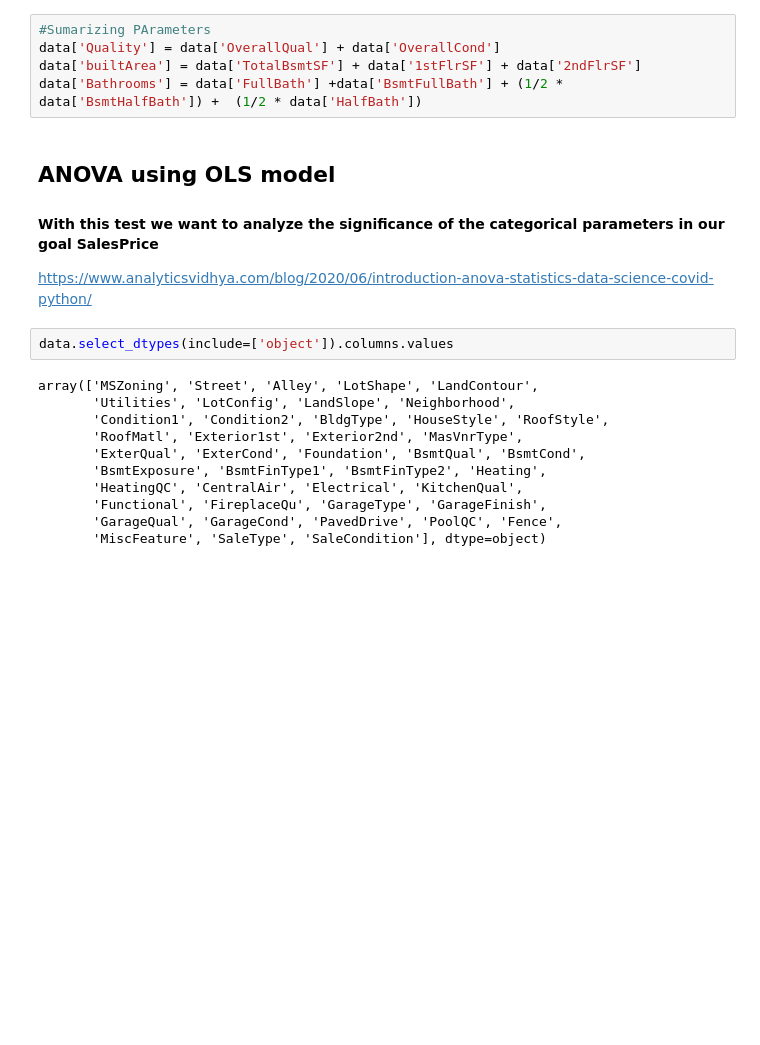
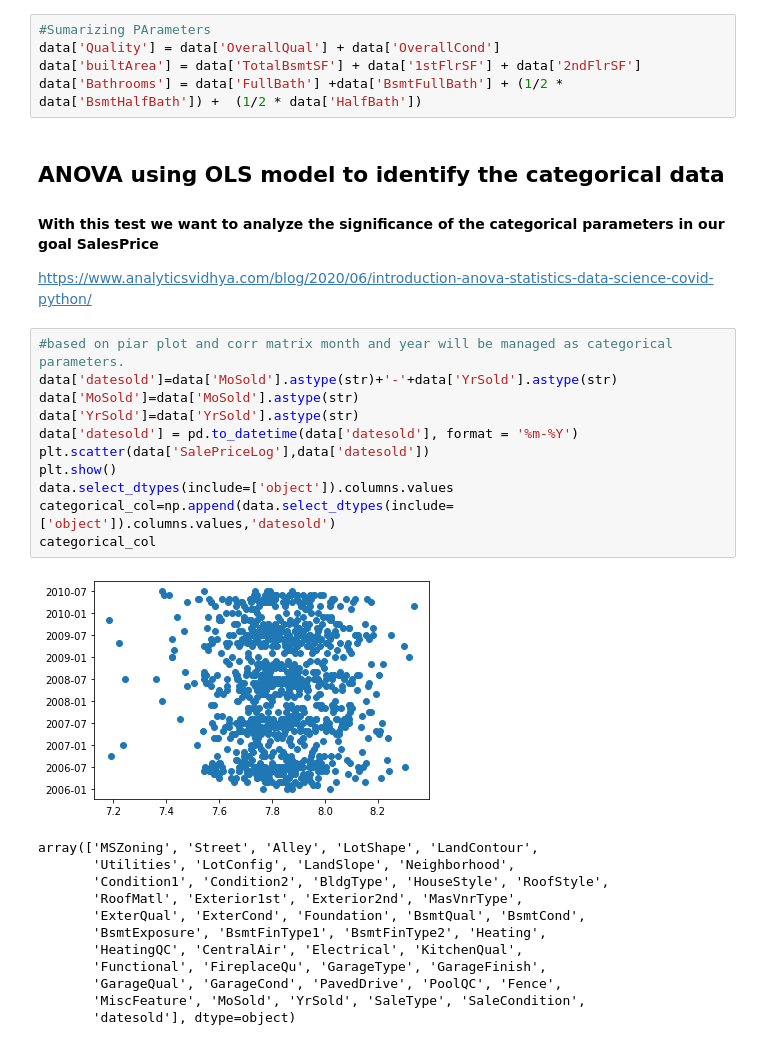
Before and after one commit to cglll/statistical-analysis-project, a Jupyter notebook: ProjectStatistics.ipynb, the cells around one changed output. Cells and saved outputs as stored; diff of their text form; blank space fills up the shorter version.

```diff
--- a/ProjectStatistics.ipynb
+++ b/ProjectStatistics.ipynb
@@ -333,20 +351,31 @@ data['Quality'] = data['OverallQual'] + data['OverallCond']
 data['builtArea'] = data['TotalBsmtSF'] + data['1stFlrSF'] + data['2ndFlrSF']
 data['Bathrooms'] = data['FullBath'] +data['BsmtFullBath'] + (1/2 * data['BsmtHalfBath']) +  (1/2 * data['HalfBath'])
 # %% [markdown]
-## ANOVA using OLS model
+## ANOVA using OLS model to identify the categorical data
 #### With this test we want to analyze the significance of the categorical parameters in our goal SalesPrice
 https://www.analyticsvidhya.com/blog/2020/06/introduction-anova-statistics-data-science-covid-python/
-# %%
-data.select_dtypes(include=['object']).columns.values
-# %% [output]
-array(['MSZoning', 'Street', 'Alley', 'LotShape', 'LandContour',
-       'Utilities', 'LotConfig', 'LandSlope', 'Neighborhood',
-       'Condition1', 'Condition2', 'BldgType', 'HouseStyle', 'RoofStyle',
-       'RoofMatl', 'Exterior1st', 'Exterior2nd', 'MasVnrType',
-       'ExterQual', 'ExterCond', 'Foundation', 'BsmtQual', 'BsmtCond',
-       'BsmtExposure', 'BsmtFinType1', 'BsmtFinType2', 'Heating',
-       'HeatingQC', 'CentralAir', 'Electrical', 'KitchenQual',
-       'Functional', 'FireplaceQu', 'GarageType', 'GarageFinish',
-       'GarageQual', 'GarageCond', 'PavedDrive', 'PoolQC', 'Fence',
-       'MiscFeature', 'SaleType', 'SaleCondition'], dtype=object)
+# %%
+#based on piar plot and corr matrix month and year will be managed as categorical parameters.
+data['datesold']=data['MoSold'].astype(str)+'-'+data['YrSold'].astype(str)
+data['MoSold']=data['MoSold'].astype(str)
+data['YrSold']=data['YrSold'].astype(str)
+data['datesold'] = pd.to_datetime(data['datesold'], format = '%m-%Y')
+plt.scatter(data['SalePriceLog'],data['datesold'])
+plt.show()
+data.select_dtypes(include=['object']).columns.values
+categorical_col=np.append(data.select_dtypes(include=['object']).columns.values,'datesold')
+categorical_col
+# %% [output]
+[figure, added]
+array(['MSZoning', 'Street', 'Alley', 'LotShape', 'LandContour',
+       'Utilities', 'LotConfig', 'LandSlope', 'Neighborhood',
+       'Condition1', 'Condition2', 'BldgType', 'HouseStyle', 'RoofStyle',
+       'RoofMatl', 'Exterior1st', 'Exterior2nd', 'MasVnrType',
+       'ExterQual', 'ExterCond', 'Foundation', 'BsmtQual', 'BsmtCond',
+       'BsmtExposure', 'BsmtFinType1', 'BsmtFinType2', 'Heating',
+       'HeatingQC', 'CentralAir', 'Electrical', 'KitchenQual',
+       'Functional', 'FireplaceQu', 'GarageType', 'GarageFinish',
+       'GarageQual', 'GarageCond', 'PavedDrive', 'PoolQC', 'Fence',
+       'MiscFeature', 'MoSold', 'YrSold', 'SaleType', 'SaleCondition',
+       'datesold'], dtype=object)
 # %%
```
Also changed, not shown: parts of 32 cells of this notebook.
